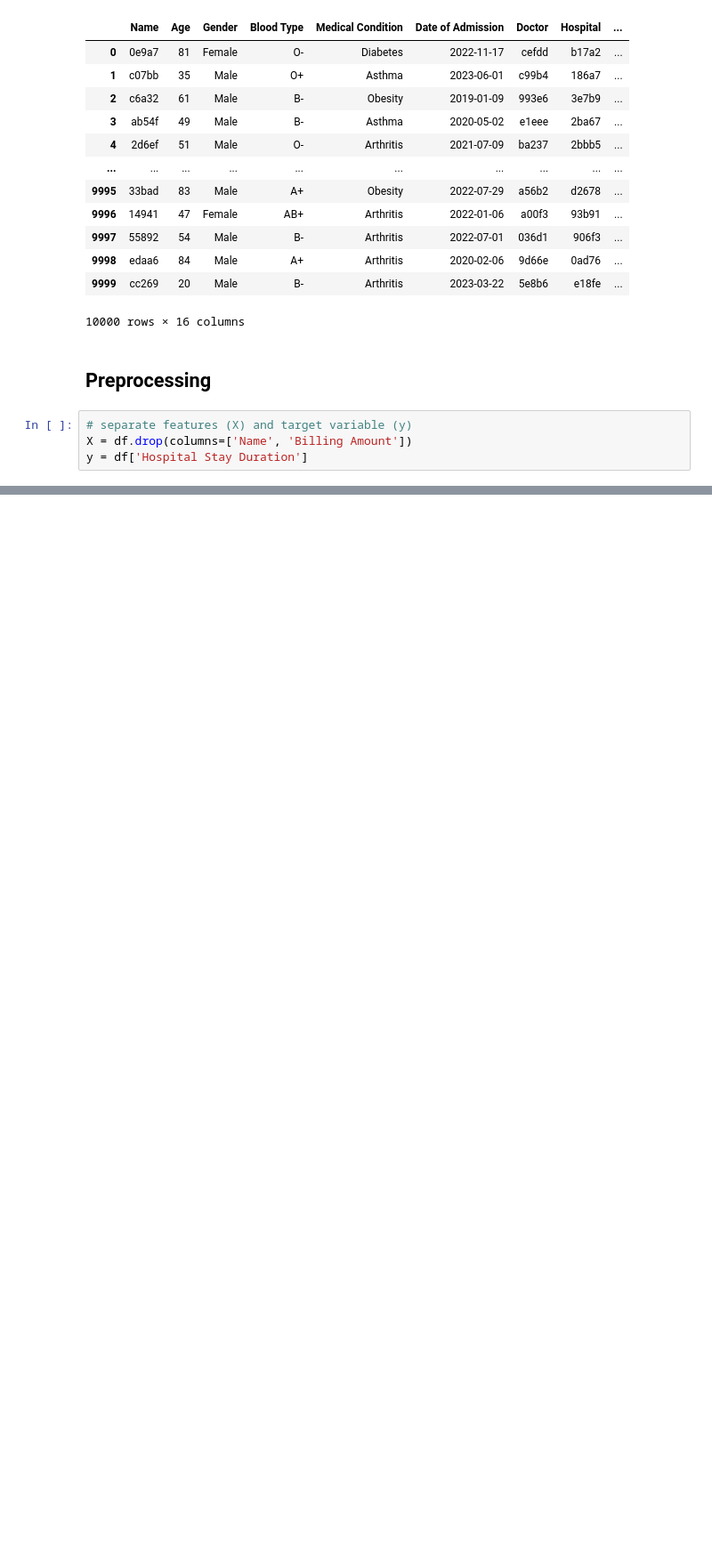
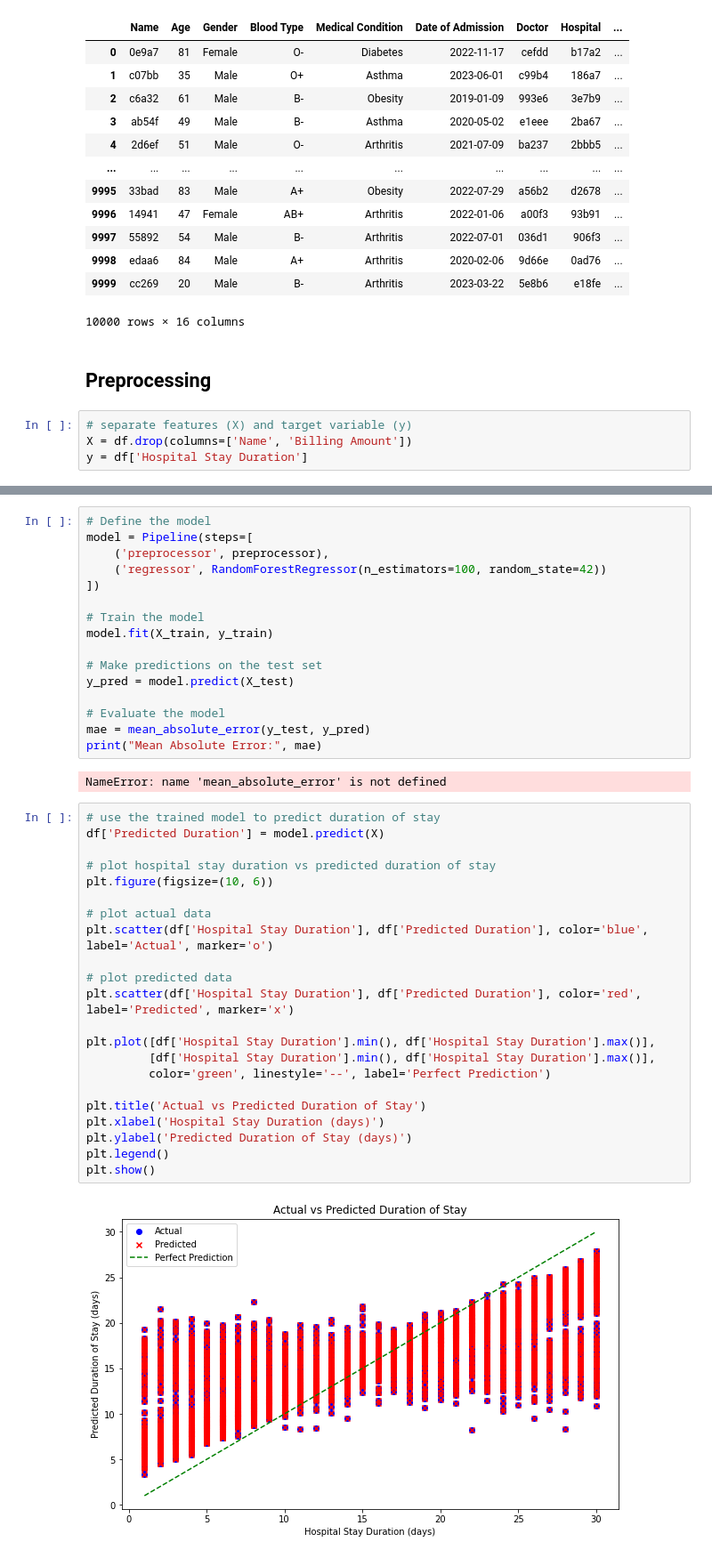
Before and after one commit to binhudas/SSID-2193396-Report.doc, a Jupyter notebook: Machine Learning Project.ipynb, the cells around one changed output, grey strips where cells are left out. Shown: that part at 89% size. Cells and saved outputs as stored; diff of their text form; blank space fills up the shorter version.

```diff
--- a/Machine Learning Project.ipynb
+++ b/Machine Learning Project.ipynb
@@ -199,3 +199,45 @@ preprocessor = ColumnTransformer(
         ('num', numeric_transformer, numeric_features),
         ('cat', categorical_transformer, categorical_features)
     ])
+# %%
+# Define the model
+model = Pipeline(steps=[
+    ('preprocessor', preprocessor),
+    ('regressor', RandomForestRegressor(n_estimators=100, random_state=42))
+])
+
+# Train the model
+model.fit(X_train, y_train)
+
+# Make predictions on the test set
+y_pred = model.predict(X_test)
+
+# Evaluate the model
+mae = mean_absolute_error(y_test, y_pred)
+print("Mean Absolute Error:", mae)
+# %% [output]
+NameError: name 'mean_absolute_error' is not defined
+# %%
+# use the trained model to predict duration of stay
+df['Predicted Duration'] = model.predict(X)
+
+# plot hospital stay duration vs predicted duration of stay
+plt.figure(figsize=(10, 6))
+
+# plot actual data
+plt.scatter(df['Hospital Stay Duration'], df['Predicted Duration'], color='blue', label='Actual', marker='o')
+
+# plot predicted data
+plt.scatter(df['Hospital Stay Duration'], df['Predicted Duration'], color='red', label='Predicted', marker='x')
+
+plt.plot([df['Hospital Stay Duration'].min(), df['Hospital Stay Duration'].max()],
+         [df['Hospital Stay Duration'].min(), df['Hospital Stay Duration'].max()],
+         color='green', linestyle='--', label='Perfect Prediction')
+
+plt.title('Actual vs Predicted Duration of Stay')
+plt.xlabel('Hospital Stay Duration (days)')
+plt.ylabel('Predicted Duration of Stay (days)')
+plt.legend()
+plt.show()
+# %% [output]
+[figure, added]
```
Also changed, not shown: parts of 3 cells of this notebook.
